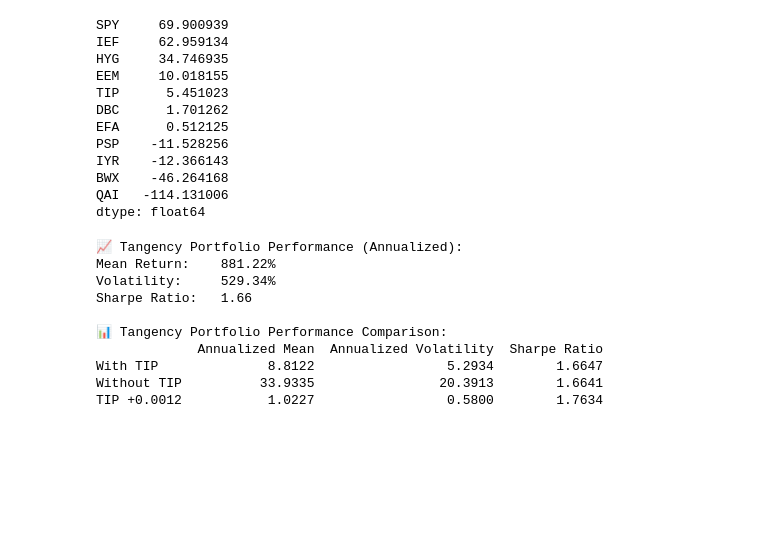
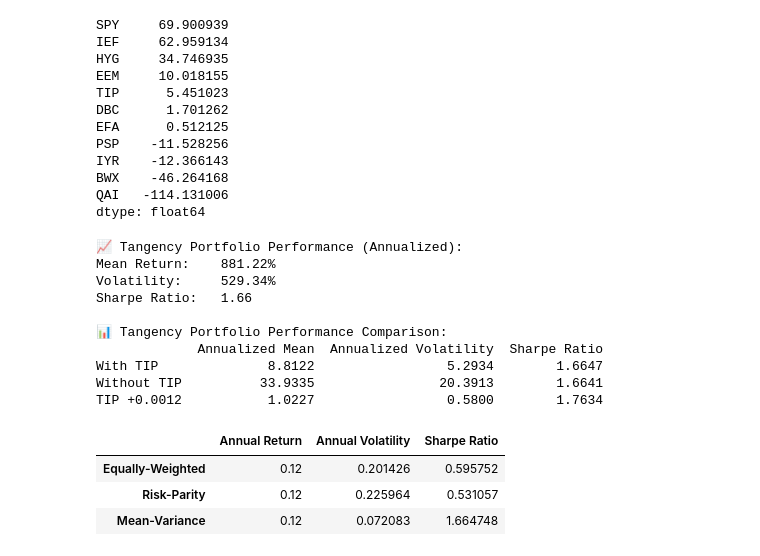
Before and after one commit to lwright02/Quant-Summer-2025, a Jupyter notebook: Homework 1.ipynb, the cells around one changed output. Cells and saved outputs as stored; diff of their text form; code cells hidden in the pictures; blank space fills up the shorter version.

```diff
--- a/Homework 1.ipynb
+++ b/Homework 1.ipynb
@@ -200,4 +200,52 @@ With TIP              8.8122                 5.2934        1.6647
 Without TIP          33.9335                20.3913        1.6641
 TIP +0.0012           1.0227                 0.5800        1.7634
 # %%
-#3.1
+# Target monthly excess return
+target_mean = 0.01
+
+# Mean and covariance of excess returns
+mean_excess_returns = returns.mean()
+cov_matrix = returns.cov()
+
+### 3a: Equally-Weighted Portfolio (EW)
+ew_weights = np.ones(len(returns.columns)) / len(returns.columns)
+scaling_ew = target_mean / (ew_weights @ mean_excess_returns)
+ew_weights_rescaled = ew_weights * scaling_ew
+ew_portfolio_rets = returns @ ew_weights_rescaled
+ew_mean = ew_portfolio_rets.mean() * 12
+ew_vol = ew_portfolio_rets.std() * np.sqrt(12)
+ew_sharpe = ew_mean / ew_vol
+
+### 3b: Risk-Parity Portfolio (RP)
+inv_vars = 1 / returns.var()
+rp_weights = inv_vars / inv_vars.sum()
+scaling_rp = target_mean / (rp_weights @ mean_excess_returns)
+rp_weights_rescaled = rp_weights * scaling_rp
+rp_portfolio_rets = returns @ rp_weights_rescaled
+rp_mean = rp_portfolio_rets.mean() * 12
+rp_vol = rp_portfolio_rets.std() * np.sqrt(12)
+rp_sharpe = rp_mean / rp_vol
+
+### 3c: Mean-Variance Portfolio (MV)
+mv_weights = np.linalg.inv(cov_matrix) @ mean_excess_returns
+mv_weights /= mv_weights.sum()
+scaling_mv = target_mean / (mv_weights @ mean_excess_returns)
+mv_weights_rescaled = mv_weights * scaling_mv
+mv_portfolio_rets = returns @ mv_weights_rescaled
+mv_mean = mv_portfolio_rets.mean() * 12
+mv_vol = mv_portfolio_rets.std() * np.sqrt(12)
+mv_sharpe = mv_mean / mv_vol
+
+### 3d: Summary Table
+port_stats = pd.DataFrame({
+    "Annual Return": [ew_mean, rp_mean, mv_mean],
+    "Annual Volatility": [ew_vol, rp_vol, mv_vol],
+    "Sharpe Ratio": [ew_sharpe, rp_sharpe, mv_sharpe]
+}, index=["Equally-Weighted", "Risk-Parity", "Mean-Variance"])
+
+port_stats
+# %% [output]
+|  | Annual Return | Annual Volatility | Sharpe Ratio |
+| Equally-Weighted | 0.12 | 0.201426 | 0.595752 |
+| Risk-Parity | 0.12 | 0.225964 | 0.531057 |
+| Mean-Variance | 0.12 | 0.072083 | 1.664748 |
```
